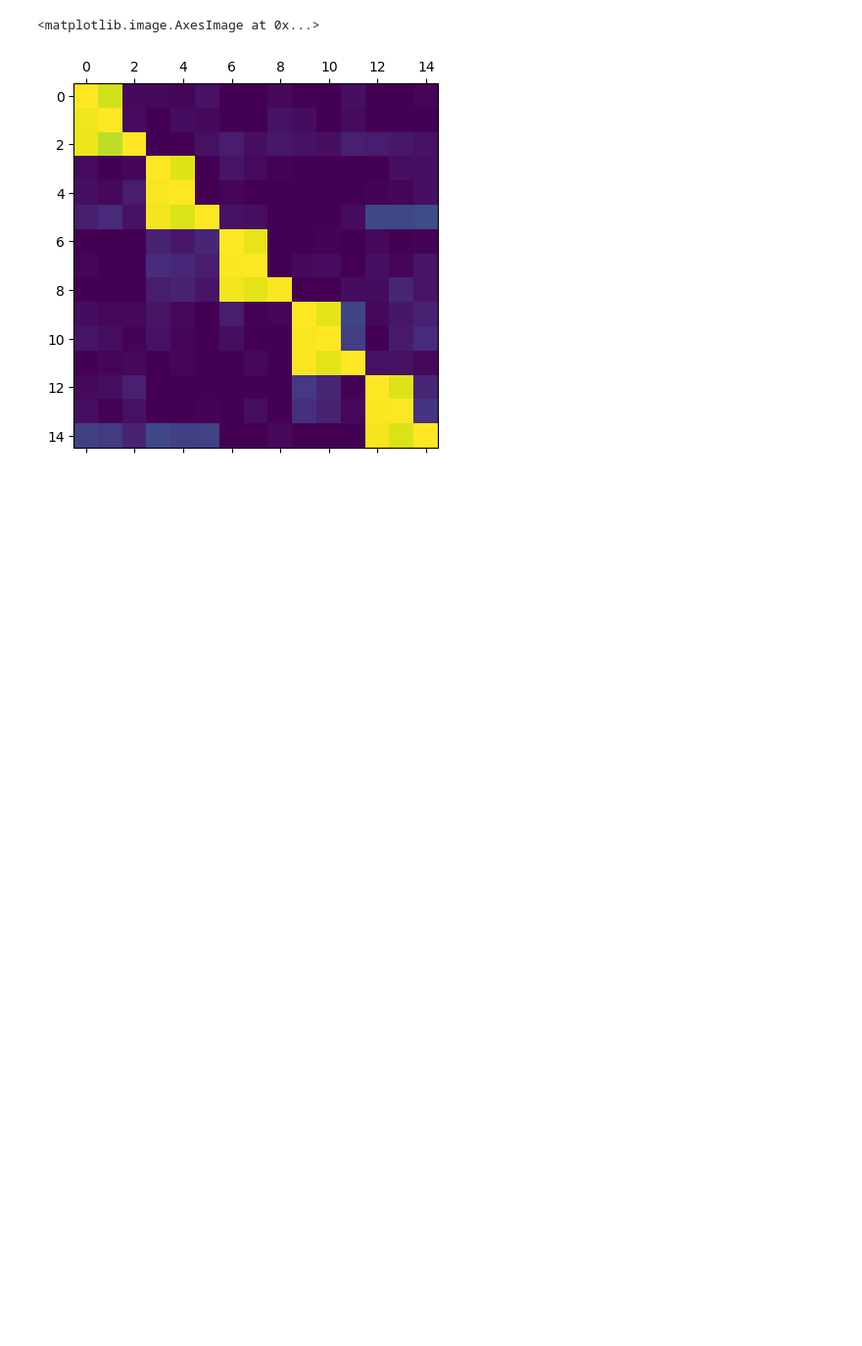
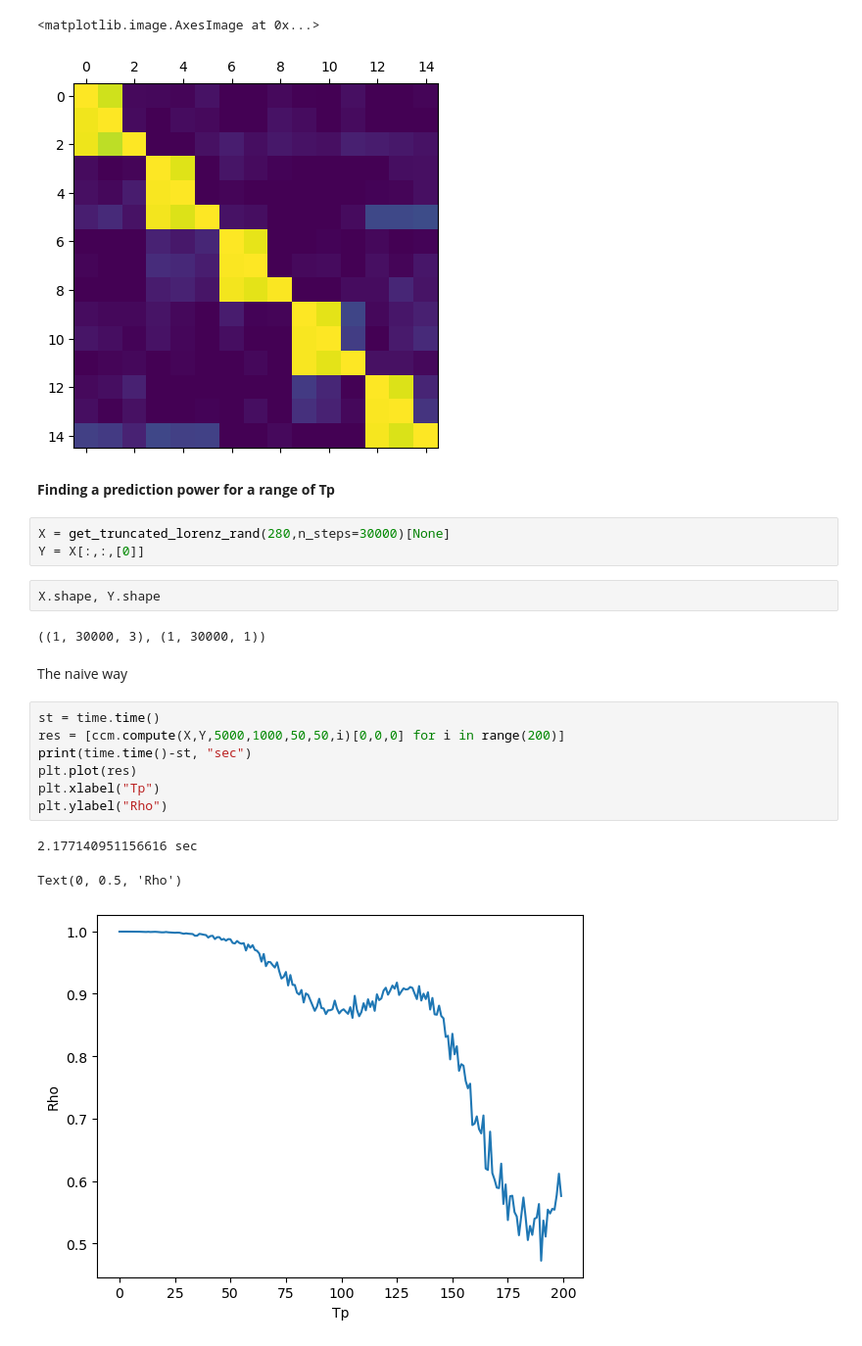
Before and after one commit to z7743/manifold_learning, a Jupyter notebook: notebooks/FastCCM usage examples.ipynb, the cells around one changed output. Shown at 98% size. Drawn from its saved outputs; the diff is of its cells as text; blank space fills up the shorter version.

```diff
--- a/notebooks/FastCCM usage examples.ipynb
+++ b/notebooks/FastCCM usage examples.ipynb
@@ -22,3 +77,25 @@ plt.matshow(ccm.compute(X_emb,X_emb,2000,500,30,5,0)[0],vmax=1,vmin=0)
 # %% [output]
 <matplotlib.image.AxesImage at 0x...>
 [figure]
+# %% [markdown]
+**Finding a prediction power for a range of Tp**
+# %%
+X = get_truncated_lorenz_rand(280,n_steps=30000)[None]
+Y = X[:,:,[0]]
+# %%
+X.shape, Y.shape
+# %% [output]
+((1, 30000, 3), (1, 30000, 1))
+# %% [markdown]
+The naive way
+# %%
+st = time.time()
+res = [ccm.compute(X,Y,5000,1000,50,50,i)[0,0,0] for i in range(200)]
+print(time.time()-st, "sec")
+plt.plot(res)
+plt.xlabel("Tp")
+plt.ylabel("Rho")
+# %% [output]
+2.177140951156616 sec
+Text(0, 0.5, 'Rho')
+[figure, added]
```
Also changed, not shown: parts of 21 cells of this notebook, 2 other files.
